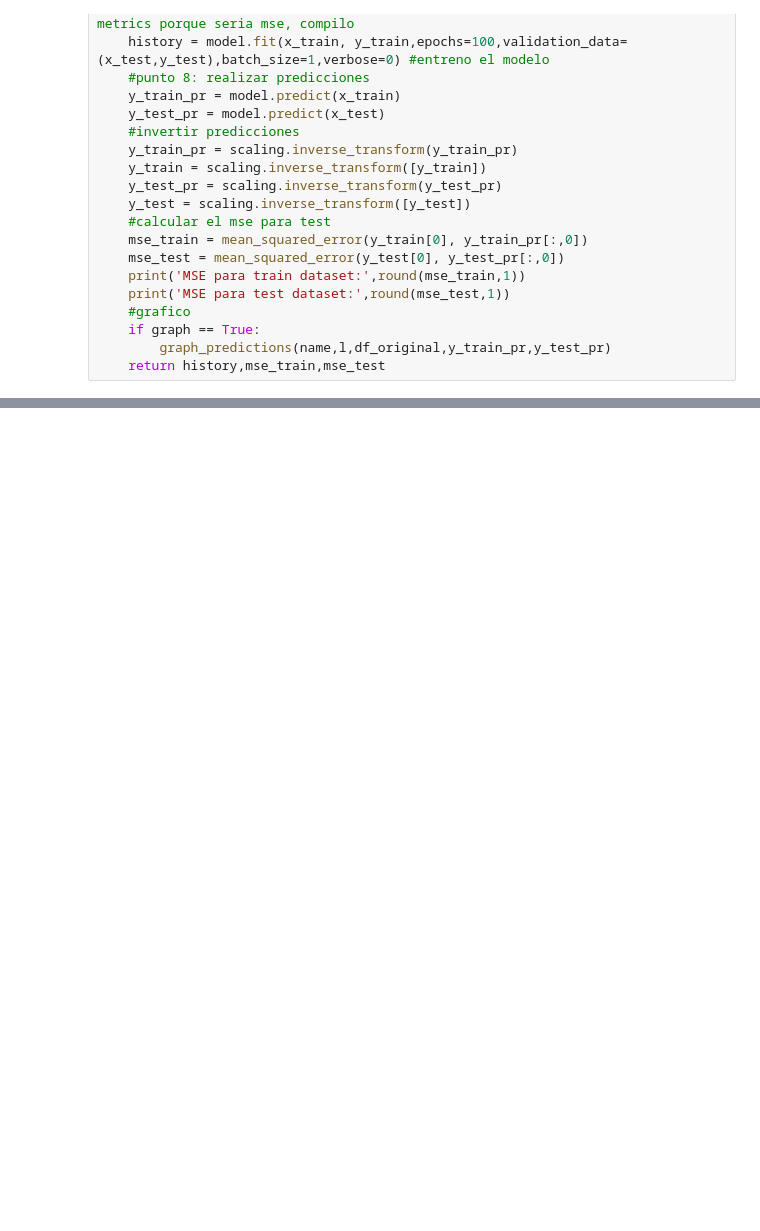
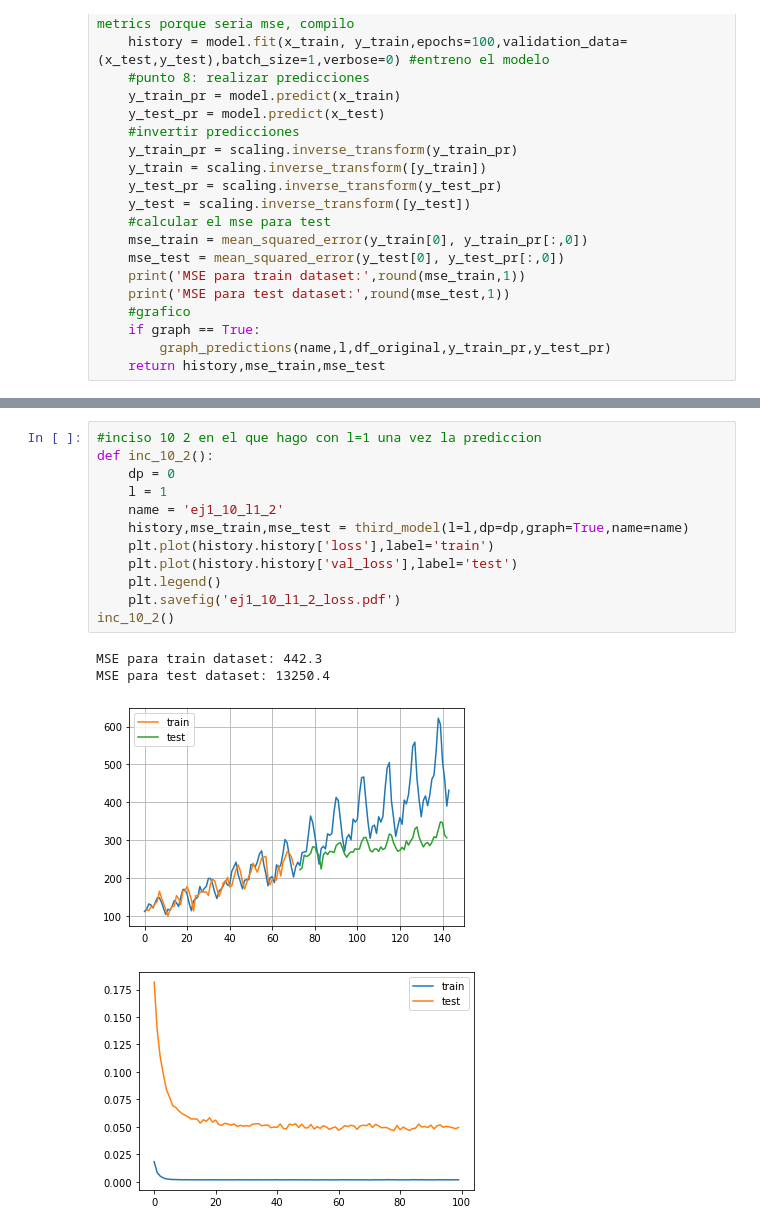
Before and after one commit to denisecammarota/DeepLearning, a Jupyter notebook: Pract7/Ej1.ipynb, the cells around one changed output, grey strips where cells are left out. Drawn from its saved outputs; the diff is of its cells as text; blank space fills up the shorter version.

```diff
--- a/Pract7/Ej1.ipynb
+++ b/Pract7/Ej1.ipynb
@@ -139,0 +308,17 @@ MSE para test dataset: 7281.6
+# %%
+#inciso 10 2 en el que hago con l=1 una vez la prediccion
+def inc_10_2():
+    dp = 0
+    l = 1
+    name = 'ej1_10_l1_2'
+    history,mse_train,mse_test = third_model(l=l,dp=dp,graph=True,name=name)
+    plt.plot(history.history['loss'],label='train')
+    plt.plot(history.history['val_loss'],label='test')
+    plt.legend()
+    plt.savefig('ej1_10_l1_2_loss.pdf')
+inc_10_2()
+# %% [output]
+MSE para train dataset: 442.3
+MSE para test dataset: 13250.4
+[figure, added]
+[figure, added]
```
Also changed, not shown: parts of 9 cells of this notebook, 14 other files.
